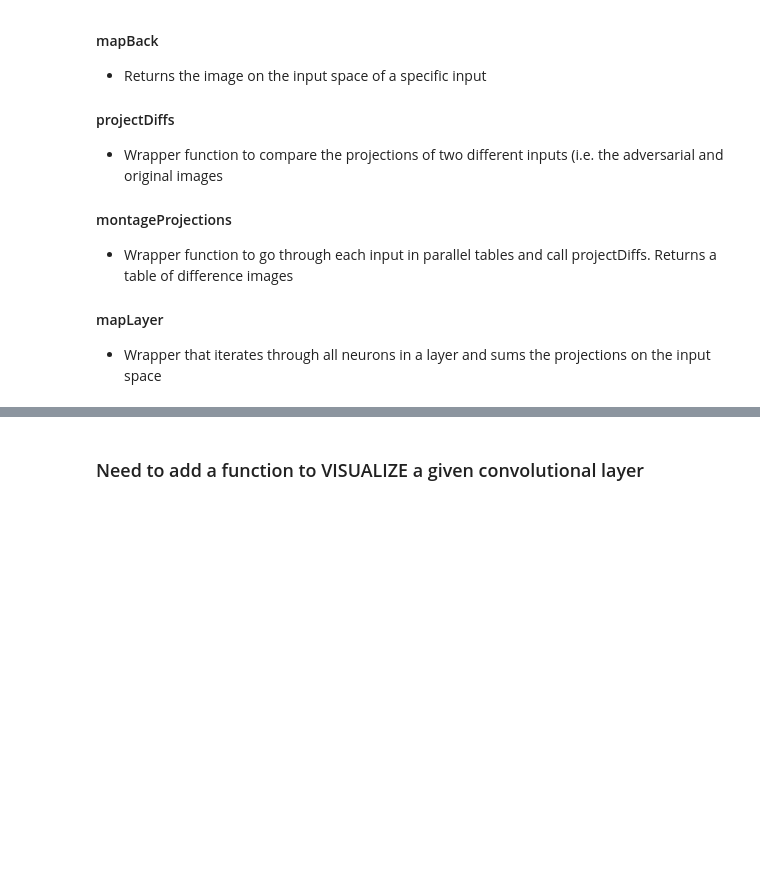
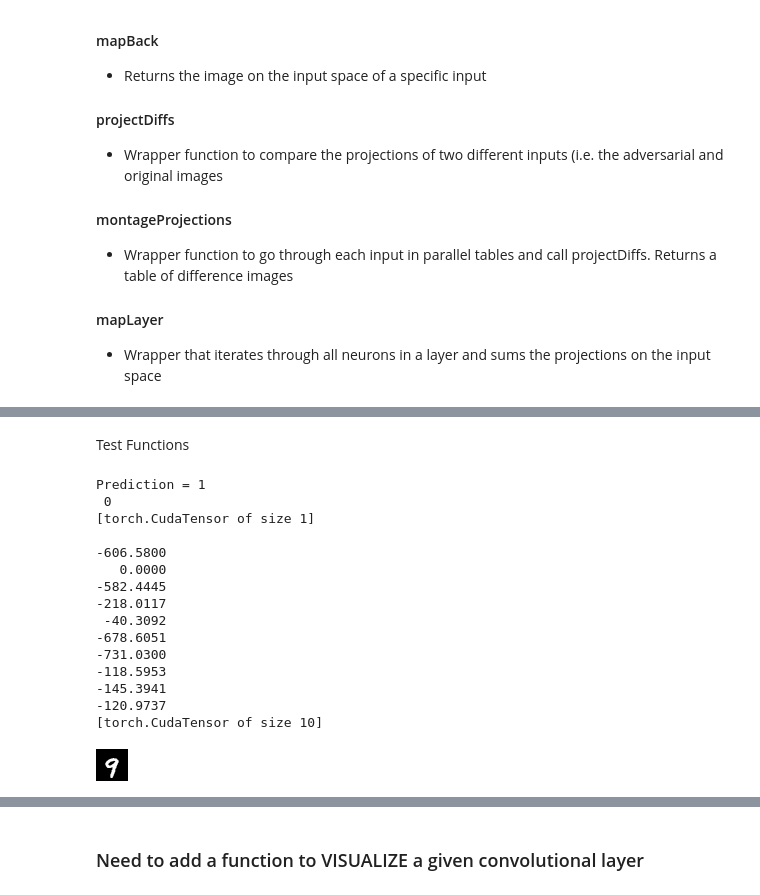
Before and after one commit to hinthornw/junior-iw, a Jupyter notebook: transform_notebook.ipynb, the cells around one changed output, grey strips where cells are left out. Saved outputs shown, nothing was run; the diff lists cells and outputs as text; code cells hidden in the pictures; blank space fills up the shorter version.

Commit message:
adding hard negative traiing

```diff
--- a/transform_notebook.ipynb
+++ b/transform_notebook.ipynb
@@ -181,7 +189,7 @@ Using MNIST
 ###### diffmontage
     - Plots the activations of feature maps at input of adversarial, original, and the difference between the two
 # %%
-makePrediction = function(x)
+makePrediction = function(net, x)
     if cuda then
         return torch.max(net:forward(x):float(), 1)
     else
@@ -192,7 +200,7 @@ end
 showResults = function(xform, param, img1, adv_label, true_label)--prob, idx)
     local prob
     local idx
-    prob, idx = makePrediction(img1)
+    prob, idx = makePrediction(net, img1)
     local guess = label[idx:squeeze()]
     local validity
     local result
@@ -237,7 +245,7 @@ montage = function(layer, img)
 end
 
 
-diffmontage = function(layer, img1, img2)
+diffmontage = function(layer, img1, img2, display)
     local img1Cuda
     local img2Cuda
     if cuda then
@@ -270,13 +278,15 @@ diffmontage = function(layer, img1, img2)
         table.insert(stack2, map)
     end
     -- stack.insert{nrow=32}
-    io.write("Adversarial Maps.\n")
-    itorch.image(stack1)
-    io.write("Original Maps.\n")
-    itorch.image(stack2)
-    io.write("Difference Img1 - Img2.\n")
-    itorch.image(stackdiff)
---     print(stackdiff[1])
+    if display == true then
+        io.write("Adversarial Maps.\n")
+        itorch.image(stack1)
+        io.write("Original Maps.\n")
+        itorch.image(stack2)
+        io.write("Difference Img1 - Img2.\n")
+        itorch.image(stackdiff)
+    --     print(stackdiff[1])
+    end
     return stackdiff
 end
 
@@ -470,0 +673,27 @@ displayImage(res2 - res1)
+# %% [markdown]
+Test Functions
+# %%
+local k = 10
+local layer = 6
+local activitiesList = compareActivities(net, 6, adv[1], orig[1], false)
+local filteredList = chooseK(activitiesList, k, true, false)
+-- print(filteredList)
+trainHardNegatives(net, layer, filteredList, adv[1], '9', label)
+itorch.image(orig[1])
+# %% [output]
+Prediction = 1
+ 0
+[torch.CudaTensor of size 1]
+
+-606.5800
+   0.0000
+-582.4445
+-218.0117
+ -40.3092
+-678.6051
+-731.0300
+-118.5953
+-145.3941
+-120.9737
+[torch.CudaTensor of size 10]
+[figure, added]
```
Also changed, not shown: parts of 34 cells of this notebook.
